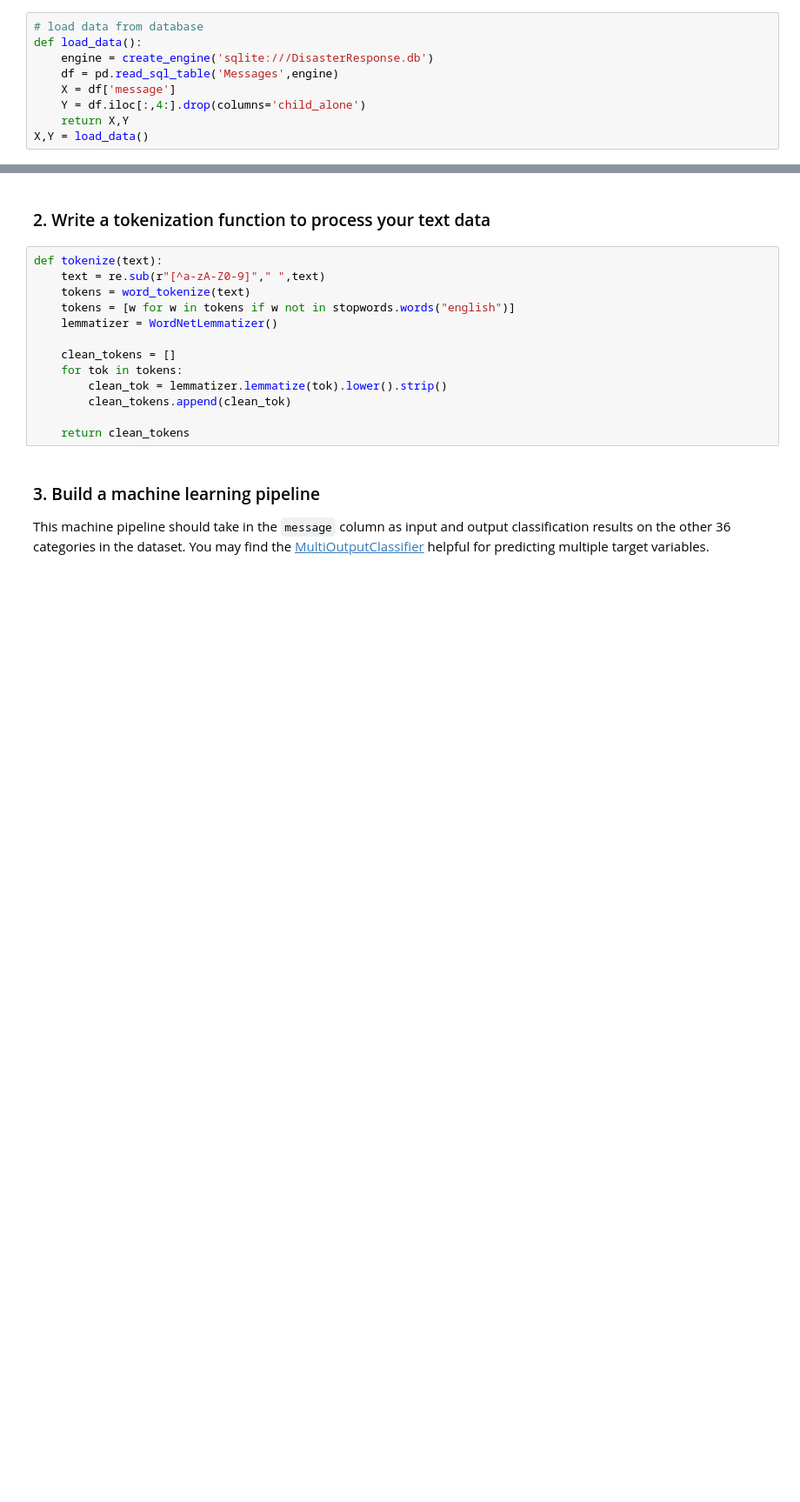
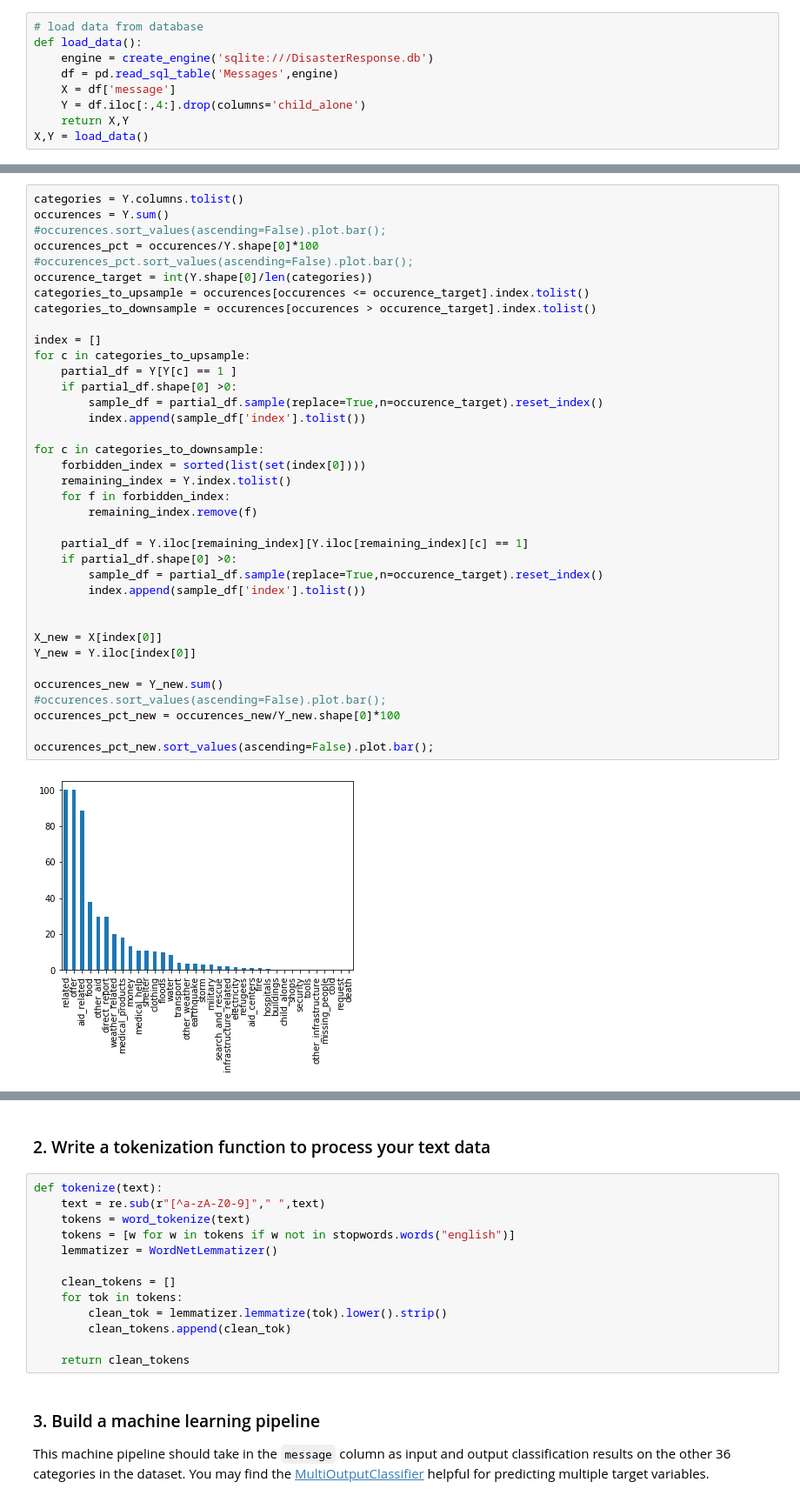
Before and after one commit to Lamiaka/DisasterResponseProject, a Jupyter notebook: jupyter notebooks/ML Pipeline Preparation.ipynb, the cells around one changed output, grey strips where cells are left out. Shown at 87% size. Saved outputs shown, nothing was run; the diff lists cells and outputs as text; blank space fills up the shorter version.

```diff
--- a/jupyter notebooks/ML Pipeline Preparation.ipynb
+++ b/jupyter notebooks/ML Pipeline Preparation.ipynb
@@ -45,0 +96,39 @@ X,Y = load_data()
+# %%
+categories = Y.columns.tolist()
+occurences = Y.sum()
+#occurences.sort_values(ascending=False).plot.bar();
+occurences_pct = occurences/Y.shape[0]*100
+#occurences_pct.sort_values(ascending=False).plot.bar();
+occurence_target = int(Y.shape[0]/len(categories))
+categories_to_upsample = occurences[occurences <= occurence_target].index.tolist()
+categories_to_downsample = occurences[occurences > occurence_target].index.tolist()
+
+index = []
+for c in categories_to_upsample:
+    partial_df = Y[Y[c] == 1 ]
+    if partial_df.shape[0] >0:
+        sample_df = partial_df.sample(replace=True,n=occurence_target).reset_index()
+        index.append(sample_df['index'].tolist())
+
+for c in categories_to_downsample:
+    forbidden_index = sorted(list(set(index[0])))
+    remaining_index = Y.index.tolist()
+    for f in forbidden_index:
+        remaining_index.remove(f)
+
+    partial_df = Y.iloc[remaining_index][Y.iloc[remaining_index][c] == 1]
+    if partial_df.shape[0] >0:
+        sample_df = partial_df.sample(replace=True,n=occurence_target).reset_index()
+        index.append(sample_df['index'].tolist())
+
+
+X_new = X[index[0]]
+Y_new = Y.iloc[index[0]]
+
+occurences_new = Y_new.sum()
+#occurences.sort_values(ascending=False).plot.bar();
+occurences_pct_new = occurences_new/Y_new.shape[0]*100
+
+occurences_pct_new.sort_values(ascending=False).plot.bar();
+# %% [output]
+[figure, added]
```
Also changed, not shown: parts of 38 cells of this notebook, 12 other files.
